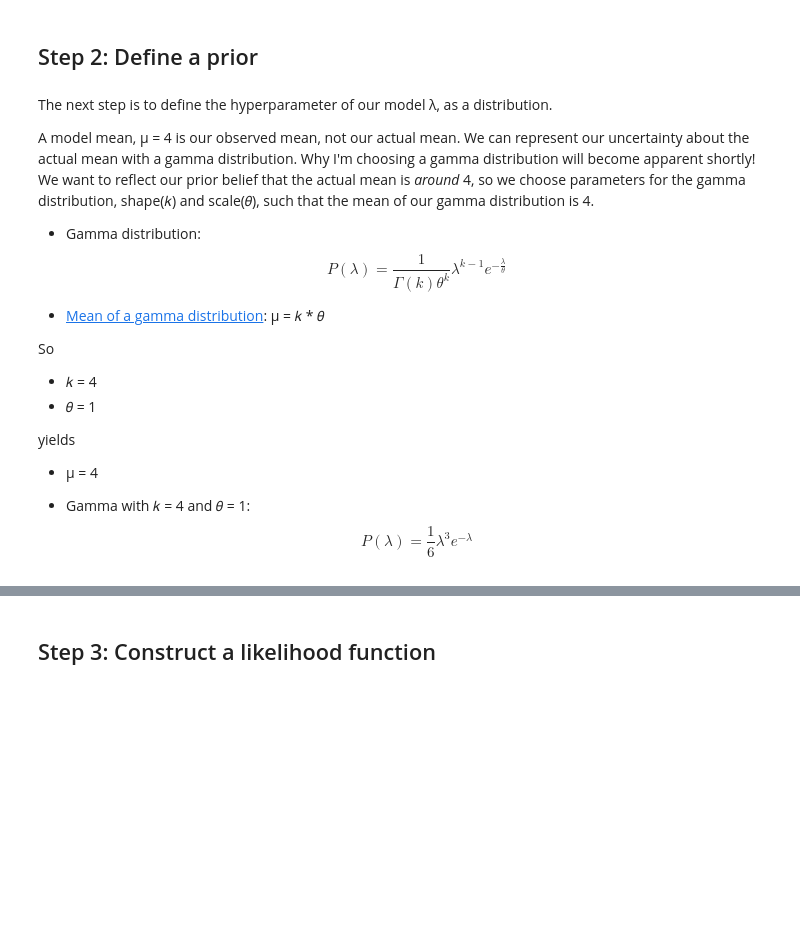
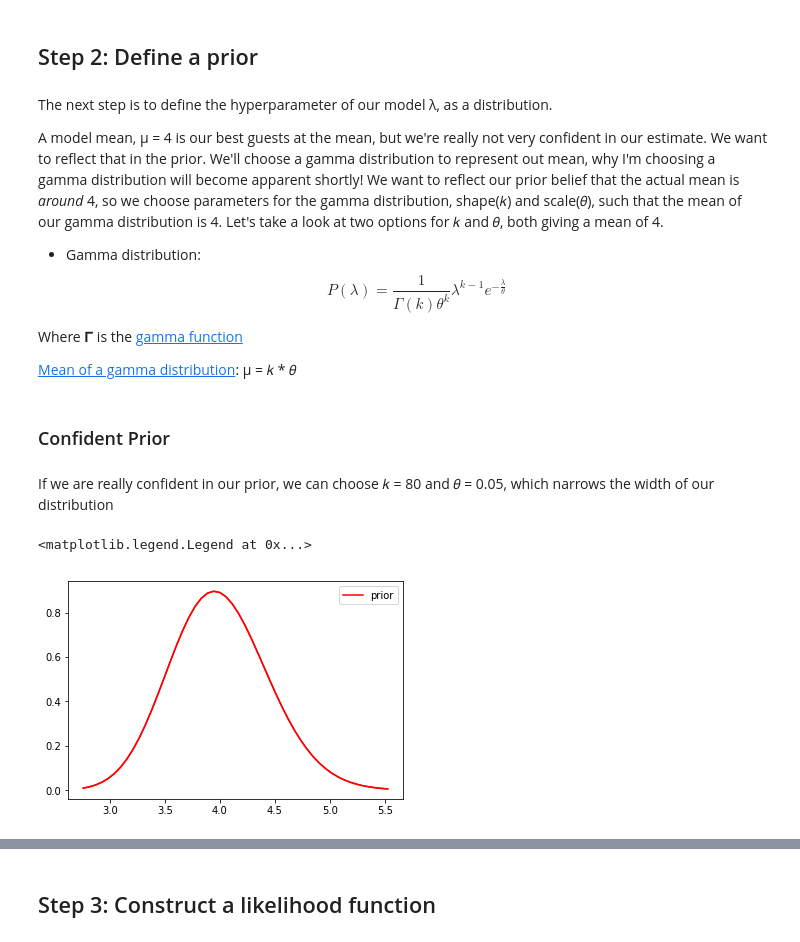
Before and after one commit to jvans1/bayesian_machine_learning, a Jupyter notebook: Conjugate Priors.ipynb, the cells around one changed output, grey strips where cells are left out. Drawn from its saved outputs; the diff is of its cells as text; code cells hidden in the pictures; blank space fills up the shorter version.

```diff
--- a/Conjugate Priors.ipynb
+++ b/Conjugate Priors.ipynb
@@ -37,17 +37,34 @@ prior_hist = plot.hist(x, np.arange(0,10), weights=y,align="left", rwidth=0.8)
 # %% [markdown]
 The next step is to define the hyperparameter of our model λ, as a distribution.
 
-A model mean, µ = 4 is our observed mean, not our actual mean. We can represent our uncertainty about the actual mean with a gamma distribution. Why I'm choosing a gamma distribution will become apparent shortly! We want to reflect our prior belief that the actual mean is *around* 4, so we choose parameters for the gamma distribution, shape(𝑘) and scale(𝜃), such that the mean of our gamma distribution is 4.
+A model mean, µ = 4 is our best guests at the mean, but we're really not very confident in our estimate. We want to reflect that in the prior. We'll choose a gamma distribution to represent out mean, why I'm choosing a gamma distribution will become apparent shortly! We want to reflect our prior belief that the actual mean is *around* 4, so we choose parameters for the gamma distribution, shape(𝑘) and scale(𝜃), such that the mean of our gamma distribution is 4. Let's take a look at two options for 𝑘 and 𝜃, both giving a mean of 4.
 
 * Gamma distribution: $$P\left(λ \right) =  \frac{ 1 } {\Gamma \left( 𝑘 \right) 𝜃^𝑘}λ^{𝑘 -1}𝑒^{-{\frac {λ}{𝜃}}} $$
 
-* [Mean of a gamma distribution](https://en.wikipedia.org/wiki/Gamma_distribution): µ = 𝑘 * 𝜃
+Where 𝚪 is the [gamma function](https://en.wikipedia.org/wiki/Gamma_function)
 
-So
-* 𝑘 = 4
-* 𝜃 = 1
-
-yields
-* µ = 4
-
-* Gamma with  𝑘 = 4 and 𝜃 = 1: $$P\left(λ \right) =  \frac{ 1 } {6}λ^{3}𝑒^{-λ} $$
+[Mean of a gamma distribution](https://en.wikipedia.org/wiki/Gamma_distribution): µ = 𝑘 * 𝜃
+# %% [markdown]
+### Confident Prior
+# %% [markdown]
+If we are really confident in our prior, we can choose 𝑘 = 80 and 𝜃 = 0.05, which narrows the width of our distribution
+# %%
+𝑘 = 80
+𝜃 = 0.05
+#yields
+µ = 4
+
+confident_prior_shape = 80
+confident_prior_scale = 0.05
+
+confident_prior_x = np.linspace(gamma.ppf(0.001, confident_prior_shape, loc=0, scale=confident_prior_scale), gamma.ppf(0.999, confident_prior_shape, loc=0, scale=confident_prior_scale))
+confident_prior_y = gamma.pdf(confident_prior_x, confident_prior_shape, loc=0, scale=confident_prior_scale)
+
+fig, ax = plot.subplots(1, 1)
+confident_prior, = ax.plot(confident_prior_x, confident_prior_y, 'r-', label="prior")
+
+ax.plot(confident_prior_x, confident_prior_y, 'r-',label='gamma pdf')
+ax.legend(handles=[confident_prior])
+# %% [output]
+<matplotlib.legend.Legend at 0x...>
+[figure, added]
```
Also changed, not shown: parts of 9 cells of this notebook.
